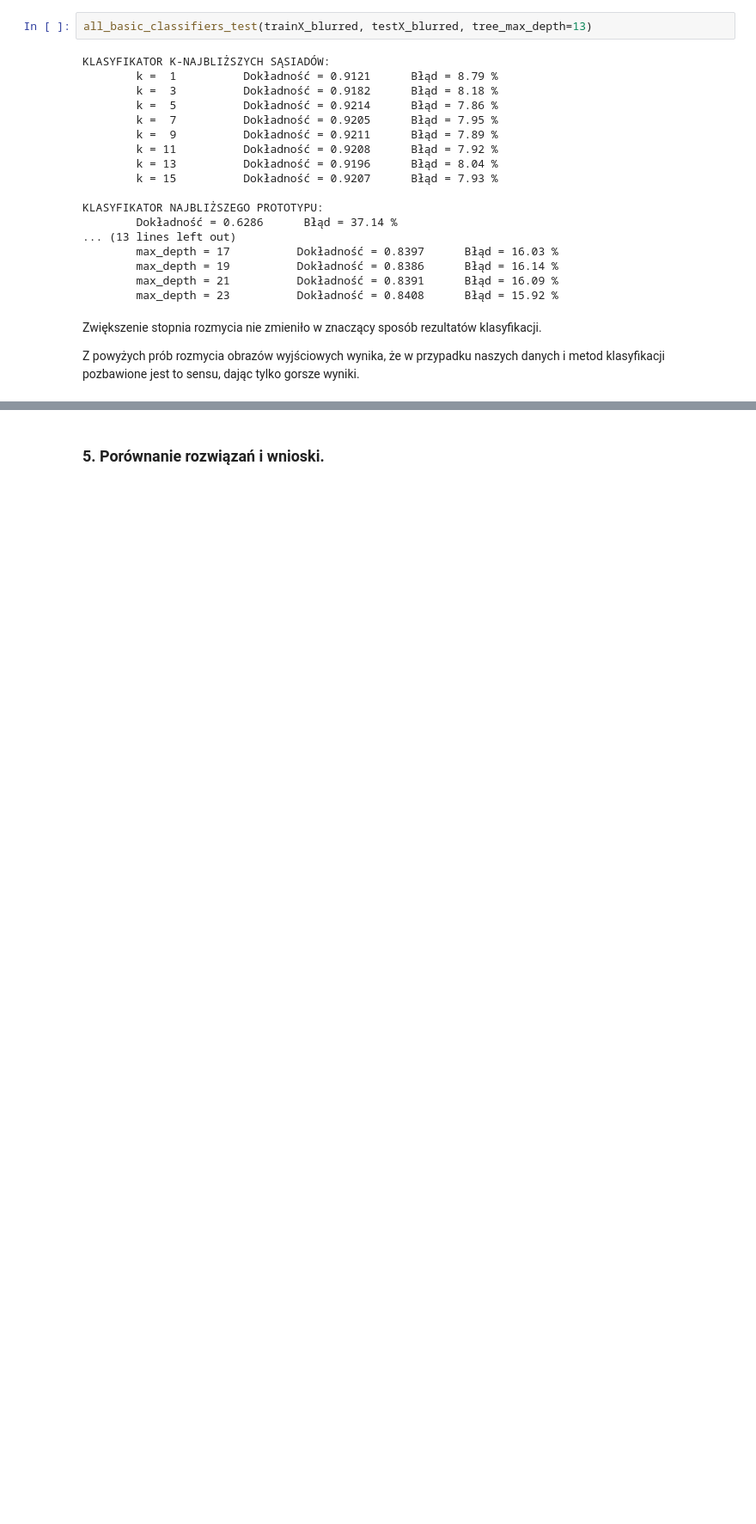
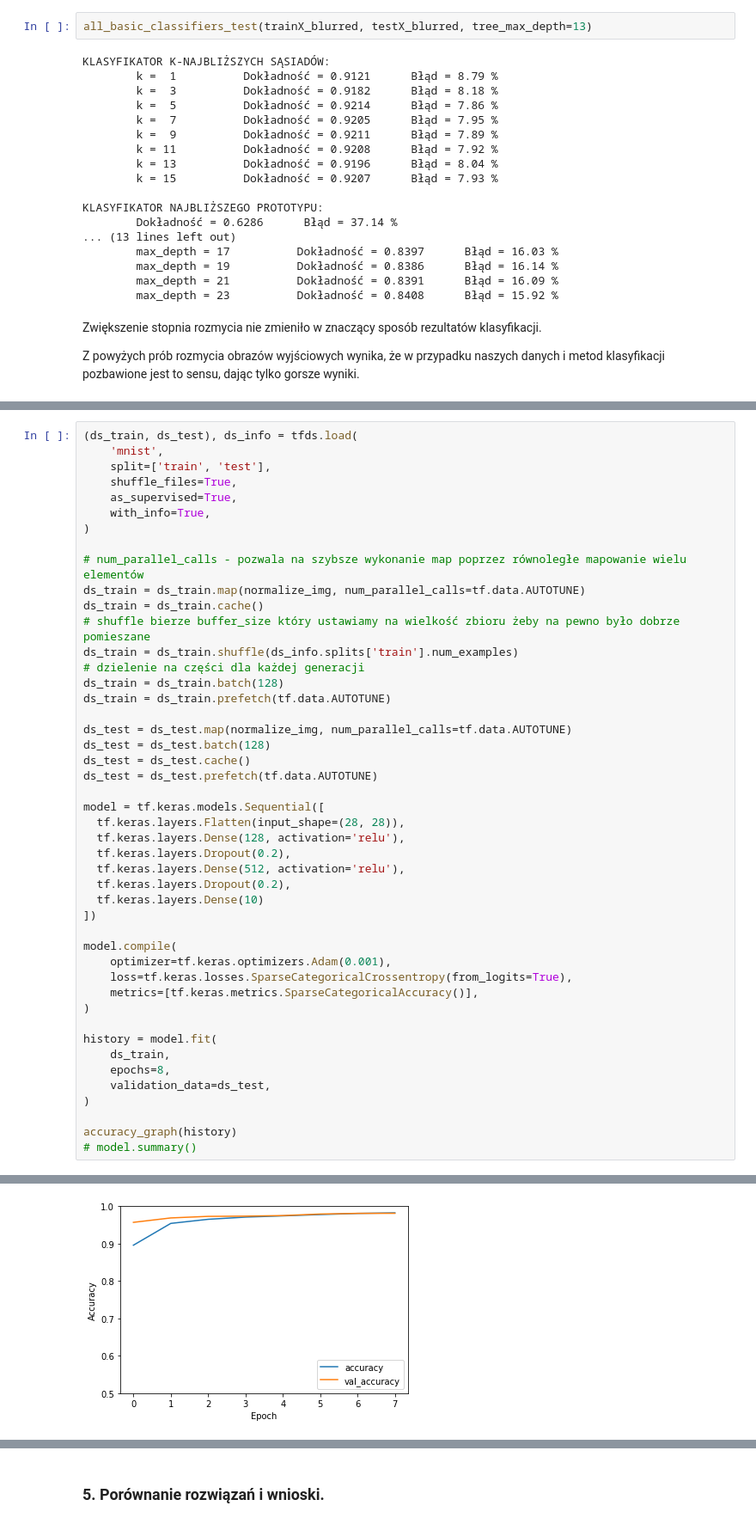
Before and after one commit to Selthen/MNIST-analysys, a Jupyter notebook: Gr3_MNIST.ipynb, the cells around one changed output, grey strips where cells are left out. Shown at 86% size. Drawn from its saved outputs; the diff is of its cells as text; blank space fills up the shorter version.

```diff
--- a/Gr3_MNIST.ipynb
+++ b/Gr3_MNIST.ipynb
@@ -505,0 +588,47 @@ Z powyżych prób rozmycia obrazów wyjściowych wynika, że w przypadku naszych
+# %%
+(ds_train, ds_test), ds_info = tfds.load(
+    'mnist',
+    split=['train', 'test'],
+    shuffle_files=True,
+    as_supervised=True,
+    with_info=True,
+)
+
+# num_parallel_calls - pozwala na szybsze wykonanie map poprzez równoległe mapowanie wielu elementów
+ds_train = ds_train.map(normalize_img, num_parallel_calls=tf.data.AUTOTUNE)
+ds_train = ds_train.cache()
+# shuffle bierze buffer_size który ustawiamy na wielkość zbioru żeby na pewno było dobrze pomieszane
+ds_train = ds_train.shuffle(ds_info.splits['train'].num_examples)
+# dzielenie na części dla każdej generacji
+ds_train = ds_train.batch(128)
+ds_train = ds_train.prefetch(tf.data.AUTOTUNE)
+
+ds_test = ds_test.map(normalize_img, num_parallel_calls=tf.data.AUTOTUNE)
+ds_test = ds_test.batch(128)
+ds_test = ds_test.cache()
+ds_test = ds_test.prefetch(tf.data.AUTOTUNE)
+
+model = tf.keras.models.Sequential([
+  tf.keras.layers.Flatten(input_shape=(28, 28)),
+  tf.keras.layers.Dense(128, activation='relu'),
+  tf.keras.layers.Dropout(0.2),
+  tf.keras.layers.Dense(512, activation='relu'),
+  tf.keras.layers.Dropout(0.2),
+  tf.keras.layers.Dense(10)
+])
+
+model.compile(
+    optimizer=tf.keras.optimizers.Adam(0.001),
+    loss=tf.keras.losses.SparseCategoricalCrossentropy(from_logits=True),
+    metrics=[tf.keras.metrics.SparseCategoricalAccuracy()],
+)
+
+history = model.fit(
+    ds_train,
+    epochs=8,
+    validation_data=ds_test,
+)
+
+accuracy_graph(history)
+# model.summary()
+# %% [output]
@@ -505,0 +651 @@ Z powyżych prób rozmycia obrazów wyjściowych wynika, że w przypadku naszych
+[figure, added]
```
Also changed, not shown: parts of 19 cells of this notebook.
